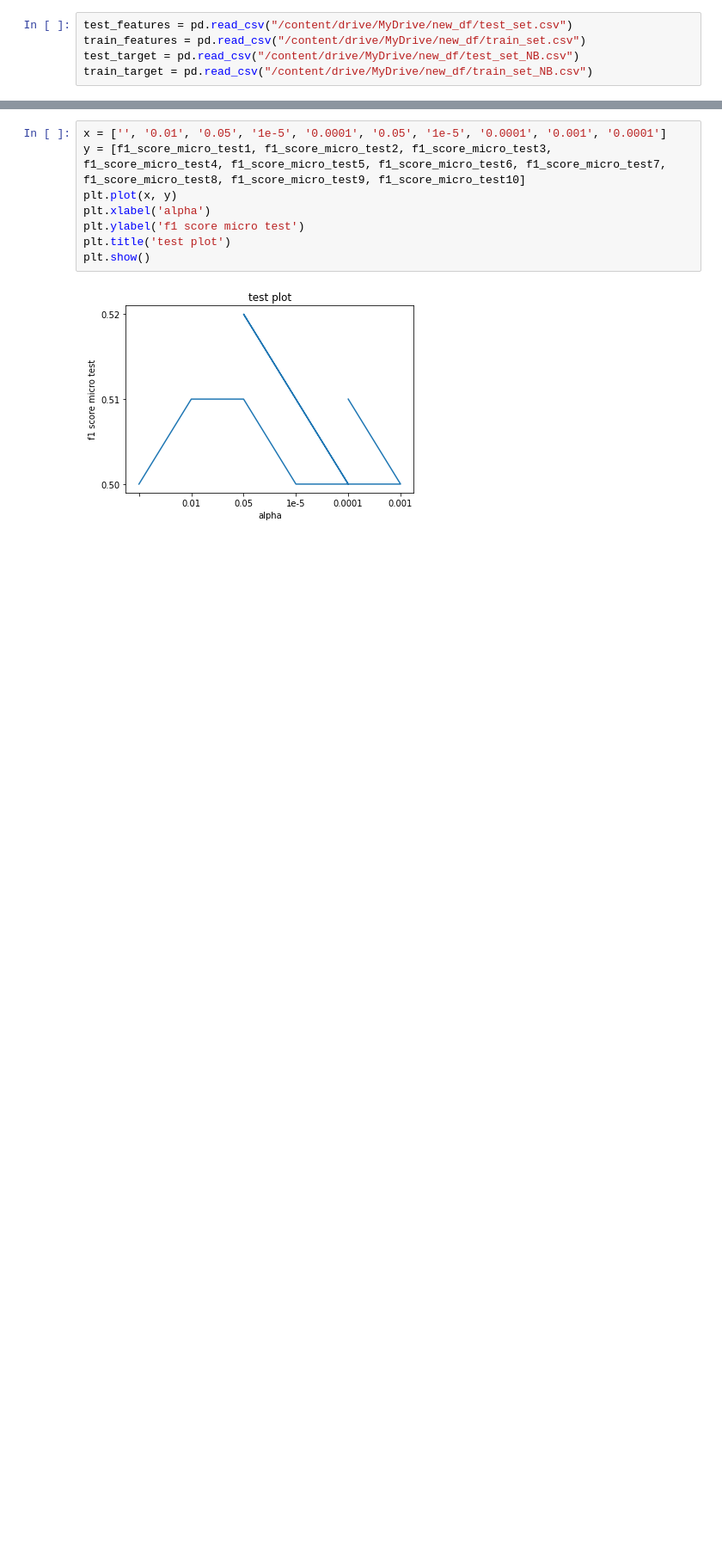
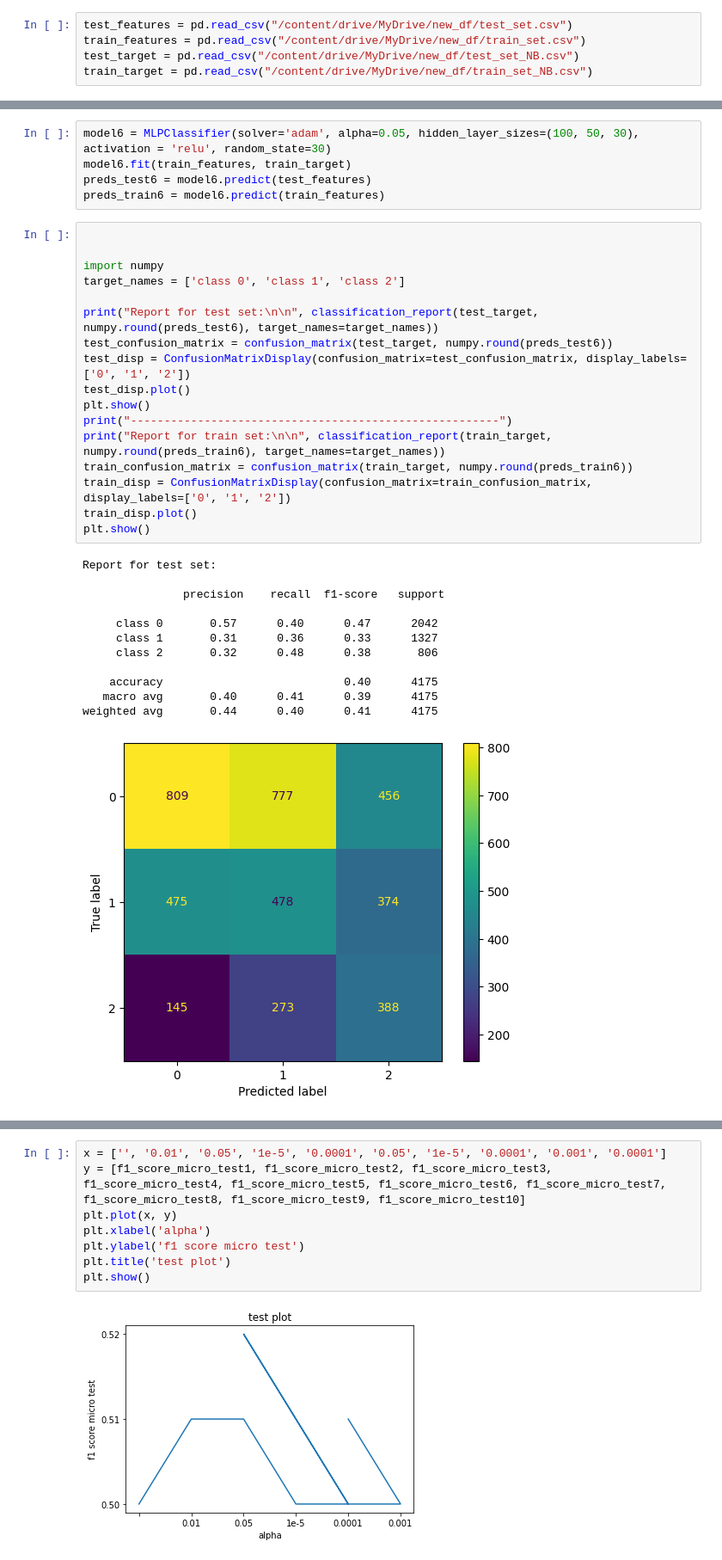
Before and after one commit to vajihe-ameri/predict-software-bugs-in-java-classes, a Jupyter notebook: multi-layer-perceptron-neural-network.ipynb, the cells around one changed output, grey strips where cells are left out. Shown at 86% size. Drawn from its saved outputs; the diff is of its cells as text; blank space fills up the shorter version.

```diff
--- a/multi-layer-perceptron-neural-network.ipynb
+++ b/multi-layer-perceptron-neural-network.ipynb
@@ -198 +194,36 @@ Increase the number of iterations (max_iter) or scale the data as shown in:
 +--------------+------------+--------+-------------------------+--------+--------------------+----------------------+---------------------+
+# %%
+model6 = MLPClassifier(solver='adam', alpha=0.05, hidden_layer_sizes=(100, 50, 30), activation = 'relu', random_state=30)
+model6.fit(train_features, train_target)
+preds_test6 = model6.predict(test_features)
+preds_train6 = model6.predict(train_features)
+# %%
+
+
+import numpy
+target_names = ['class 0', 'class 1', 'class 2']
+
+print("Report for test set:\n\n", classification_report(test_target, numpy.round(preds_test6), target_names=target_names))
+test_confusion_matrix = confusion_matrix(test_target, numpy.round(preds_test6))
+test_disp = ConfusionMatrixDisplay(confusion_matrix=test_confusion_matrix, display_labels=['0', '1', '2'])
+test_disp.plot()
+plt.show()
+print("-------------------------------------------------------")
+print("Report for train set:\n\n", classification_report(train_target, numpy.round(preds_train6), target_names=target_names))
+train_confusion_matrix = confusion_matrix(train_target, numpy.round(preds_train6))
+train_disp = ConfusionMatrixDisplay(confusion_matrix=train_confusion_matrix, display_labels=['0', '1', '2'])
+train_disp.plot()
+plt.show()
+# %% [output]
+Report for test set:
+
+               precision    recall  f1-score   support
+
+     class 0       0.57      0.40      0.47      2042
+     class 1       0.31      0.36      0.33      1327
+     class 2       0.32      0.48      0.38       806
+
+    accuracy                           0.40      4175
+   macro avg       0.40      0.41      0.39      4175
+weighted avg       0.44      0.40      0.41      4175
+[figure, added]
```
Also changed, not shown: parts of 5 cells of this notebook.
